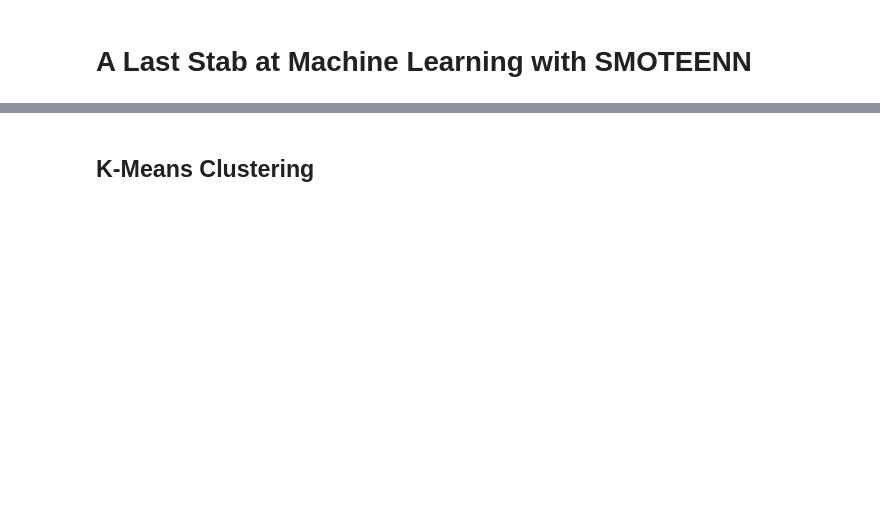
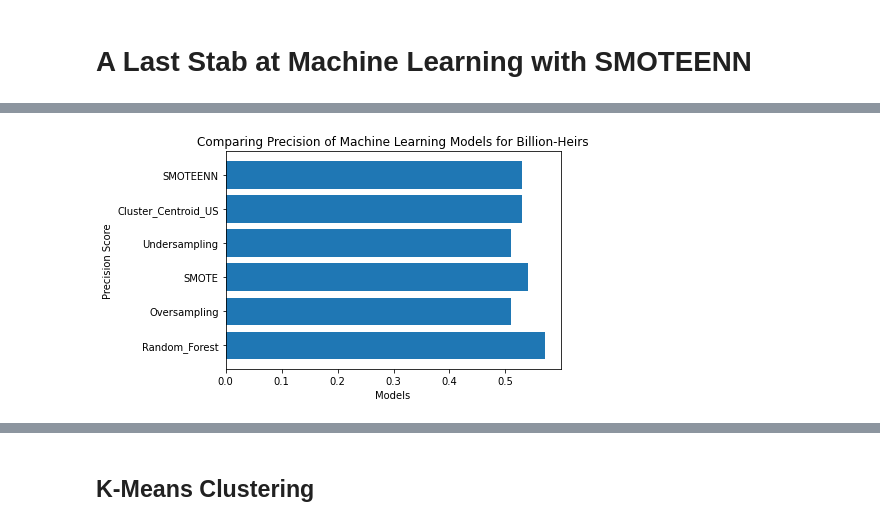
Before and after one commit to SarahMason2015/Billionaires, a Jupyter notebook: BillionairesDataML.ipynb, the cells around one changed output, grey strips where cells are left out. Drawn from its saved outputs; the diff is of its cells as text; code cells hidden in the pictures; blank space fills up the shorter version.

```diff
--- a/BillionairesDataML.ipynb
+++ b/BillionairesDataML.ipynb
@@ -434,0 +518,4 @@ y_resampled = 0
+# %%
+precision = [['Random_Forest', 0.57],['Oversampling', 0.51],['SMOTE', 0.54],['Undersampling', 0.51],['Cluster_Centroid_US',0.53],['SMOTEENN', 0.53]]
+precision_df = pd.DataFrame(precision, columns = ['ML_Model','Precision'])
+precision_df
@@ -434,0 +530,11 @@ y_resampled = 0
+# %%
+px = precision_df['ML_Model']
+py = precision_df['Precision']
+# %%
+plt.barh(px, py, align='center', alpha = 1.0)
+plt.xlabel('Models')
+plt.ylabel('Precision Score')
+plt.title('Comparing Precision of Machine Learning Models for Billion-Heirs')
+plt.show()
+# %% [output]
+[figure, added]
```
Also changed, not shown: parts of 46 cells of this notebook.
